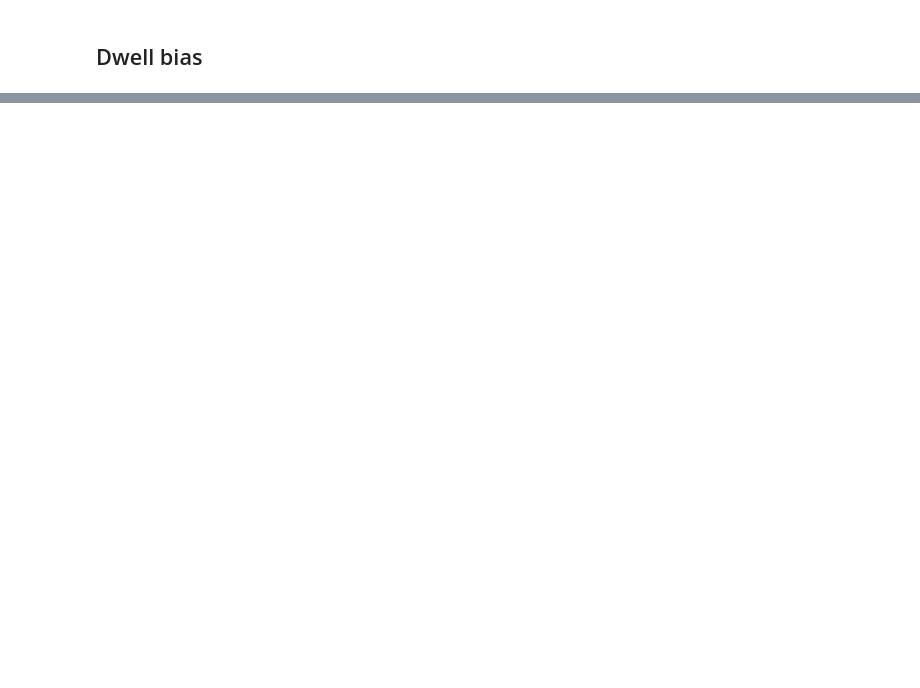
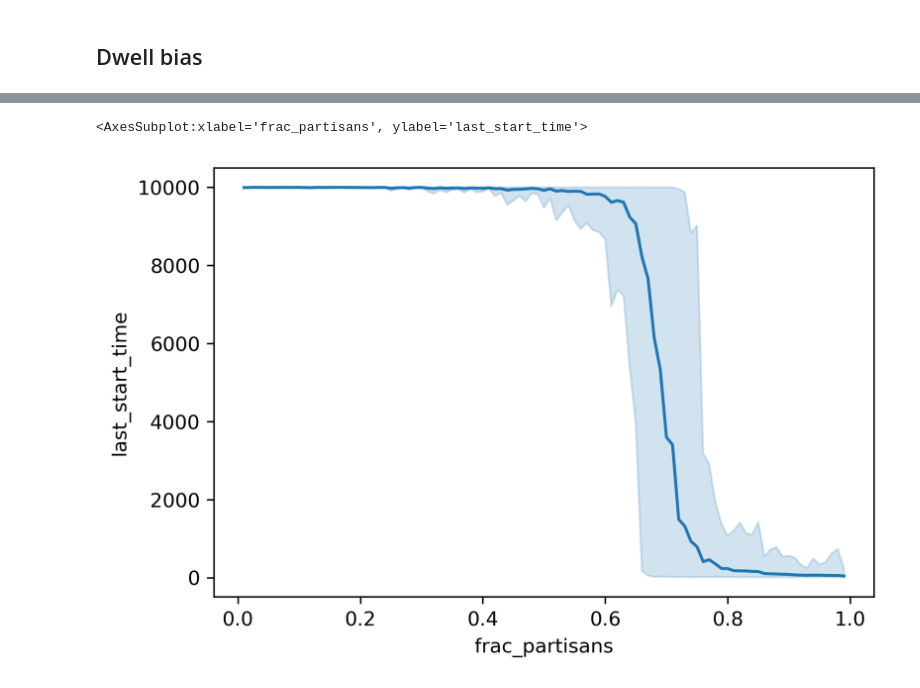
Before and after one commit to YutongB/Opinion-Dynamics, a Jupyter notebook: notebooks/fracpartisan.ipynb, the cells around one changed output, grey strips where cells are left out. Saved outputs shown, nothing was run; the diff lists cells and outputs as text; code cells hidden in the pictures; blank space fills up the shorter version.

```diff
--- a/notebooks/fracpartisan.ipynb
+++ b/notebooks/fracpartisan.ipynb
@@ -128,0 +137,9 @@ plt.plot([mean[-1] for mean in result.non_partisans_mean])
+# %%
+# rename the columns
+last_time_df = pd.DataFrame(bops, columns=["frac_partisans", "last_start_time"])
+# %%
+#sns.scatterplot(data=df, x=0, y=1, s=1)
+sns.lineplot(data=last_time_df[last_time_df["frac_partisans"] >= 0.01] , x="frac_partisans", y="last_start_time", errorbar= find_min_max)
+# %% [output]
+<AxesSubplot:xlabel='frac_partisans', ylabel='last_start_time'>
+[figure, added]
```
Also changed, not shown: parts of 41 cells of this notebook, 12 other files.
